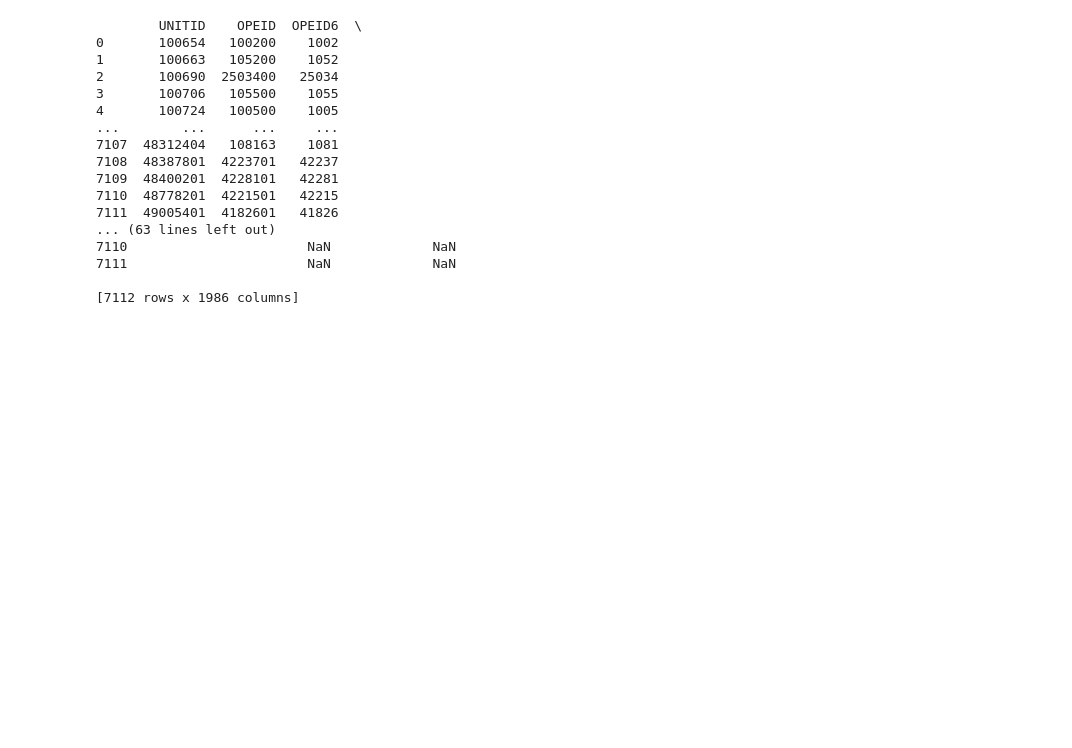
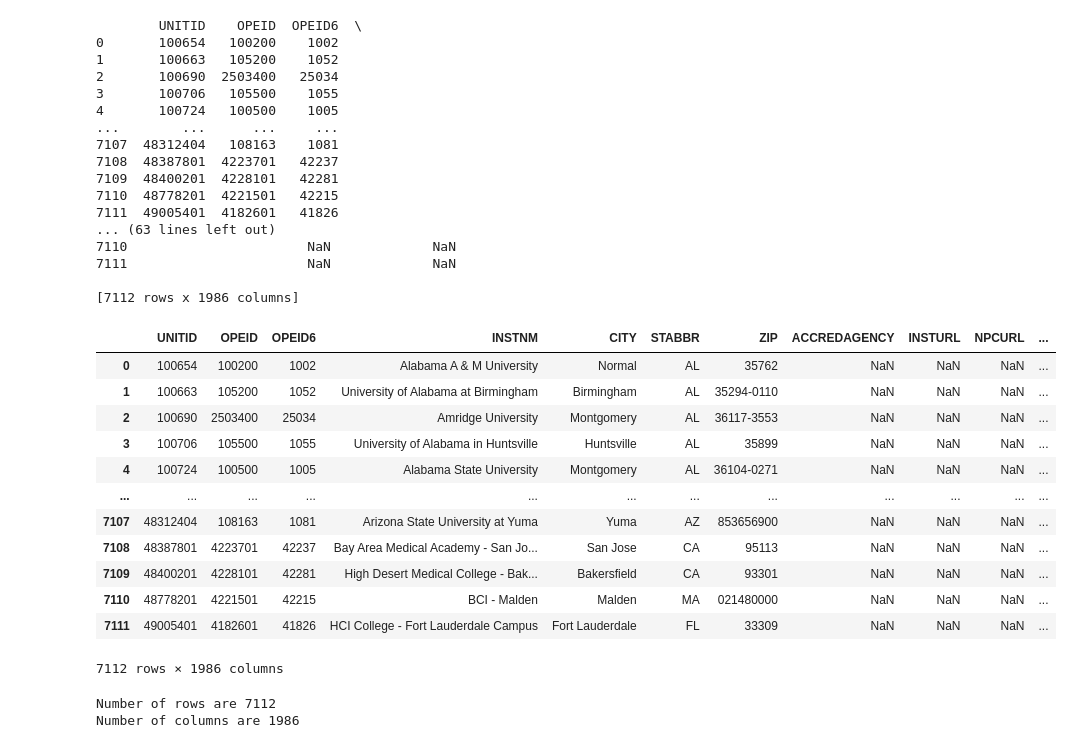
Before and after one commit to sowmith8899/data690_skola2, a Jupyter notebook: assignment_04/assignment_04.ipynb, the cells around one changed output. Drawn from its saved outputs; the diff is of its cells as text; code cells hidden in the pictures; blank space fills up the shorter version.

```diff
--- a/assignment_04/assignment_04.ipynb
+++ b/assignment_04/assignment_04.ipynb
@@ -30,3 +30,27 @@ print(df)
 7111                       NaN             NaN
 
 [7112 rows x 1986 columns]
+# %%
+display(df)
+# %% [output]
+|  | UNITID | OPEID | OPEID6 | INSTNM | CITY | STABBR | ZIP | ACCREDAGENCY | INSTURL | NPCURL | ... |
+| 0 | 100654 | 100200 | 1002 | Alabama A & M University | Normal | AL | 35762 | NaN | NaN | NaN | ... |
+| 1 | 100663 | 105200 | 1052 | University of Alabama at Birmingham | Birmingham | AL | 35294-0110 | NaN | NaN | NaN | ... |
+| 2 | 100690 | 2503400 | 25034 | Amridge University | Montgomery | AL | 36117-3553 | NaN | NaN | NaN | ... |
+| 3 | 100706 | 105500 | 1055 | University of Alabama in Huntsville | Huntsville | AL | 35899 | NaN | NaN | NaN | ... |
+| 4 | 100724 | 100500 | 1005 | Alabama State University | Montgomery | AL | 36104-0271 | NaN | NaN | NaN | ... |
+| ... | ... | ... | ... | ... | ... | ... | ... | ... | ... | ... | ... |
+| 7107 | 48312404 | 108163 | 1081 | Arizona State University at Yuma | Yuma | AZ | 853656900 | NaN | NaN | NaN | ... |
+| 7108 | 48387801 | 4223701 | 42237 | Bay Area Medical Academy - San Jo... | San Jose | CA | 95113 | NaN | NaN | NaN | ... |
+| 7109 | 48400201 | 4228101 | 42281 | High Desert Medical College - Bak... | Bakersfield | CA | 93301 | NaN | NaN | NaN | ... |
+| 7110 | 48778201 | 4221501 | 42215 | BCI - Malden | Malden | MA | 021480000 | NaN | NaN | NaN | ... |
+| 7111 | 49005401 | 4182601 | 41826 | HCI College - Fort Lauderdale Campus | Fort Lauderdale | FL | 33309 | NaN | NaN | NaN | ... |
+7112 rows × 1986 columns
+# %%
+rows=len(df.axes[0])
+cols=len(df.axes[1])
+print("Number of rows are",rows)
+print("Number of columns are",cols)
+# %% [output]
+Number of rows are 7112
+Number of columns are 1986
```
Also changed, not shown: parts of 4 cells of this notebook.
